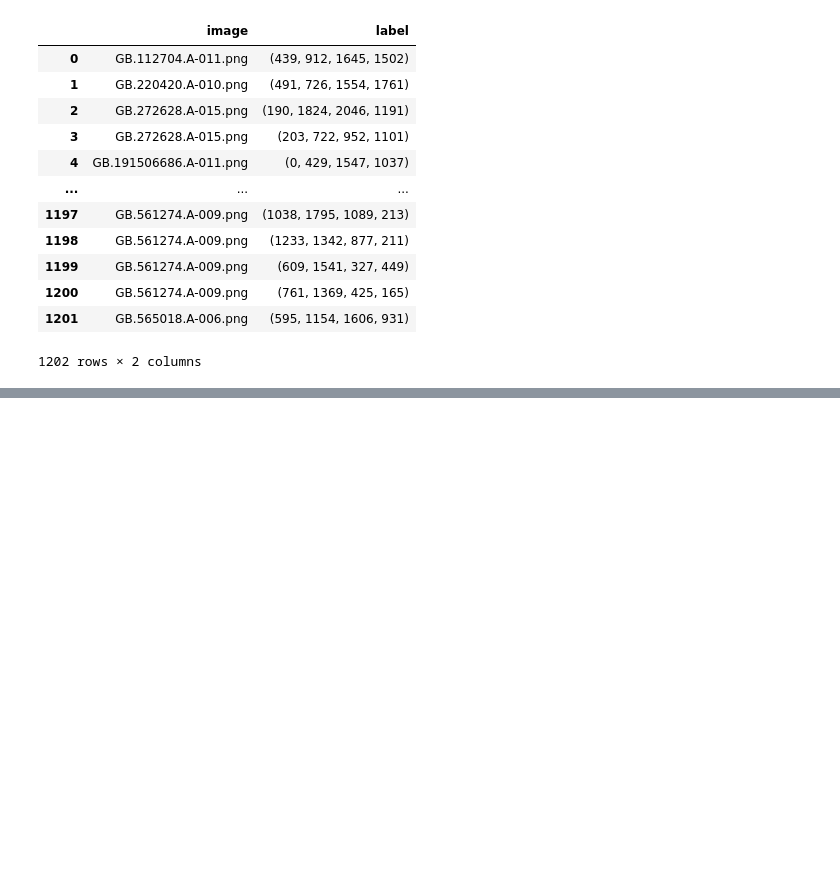
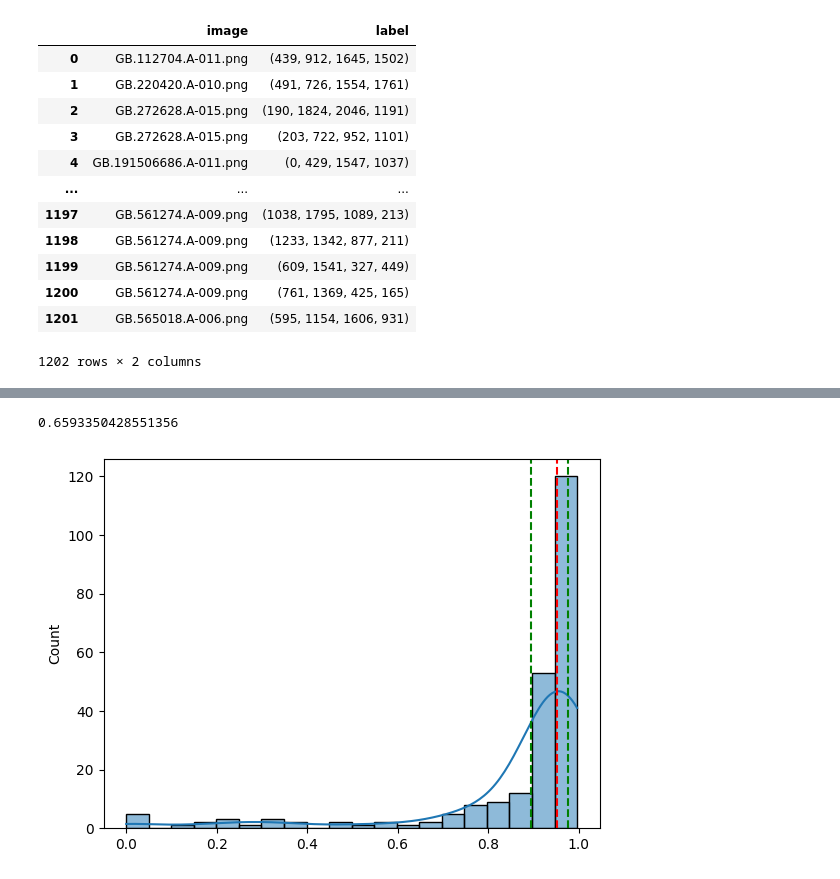
Before and after one commit to hadiyahya11/patent_seg, a Jupyter notebook: contour_seg.ipynb, the cells around one changed output, grey strips where cells are left out. Drawn from its saved outputs; the diff is of its cells as text; code cells hidden in the pictures; blank space fills up the shorter version.

Commit message:
apply segmentation and iou

```diff
--- a/contour_seg.ipynb
+++ b/contour_seg.ipynb
@@ -346,0 +348,2 @@ samples
+# %%
+samples['label'] = samples['label'].apply(ast.literal_eval)
@@ -416,0 +570,19 @@ IndexError: index 0 is out of bounds for axis 0 with size 0
+# %%
+compute_iou(df1['label'].iloc[2],df2['label'].iloc[0])
+# %% [output]
+0.6593350428551356
+# %%
+import seaborn as sns
+#show stats of ious
+ious = np.array(per_image_ious)
+#plot the distributiiion of ious
+sns.histplot(ious, bins=20, kde=True)
+#show the mean and the 75th percentile and the 25th percentile on plot
+plt.axvline(np.median(ious), color='r', linestyle='--')
+plt.axvline(np.percentile(ious, 75), color='g', linestyle='--')
+plt.axvline(np.percentile(ious, 25), color='g', linestyle='--')
+plt.savefig('iou_distribution.png')
+plt.show()
+#save the plot
+# %% [output]
+[figure, added]
```
Also changed, not shown: parts of 27 cells of this notebook.
